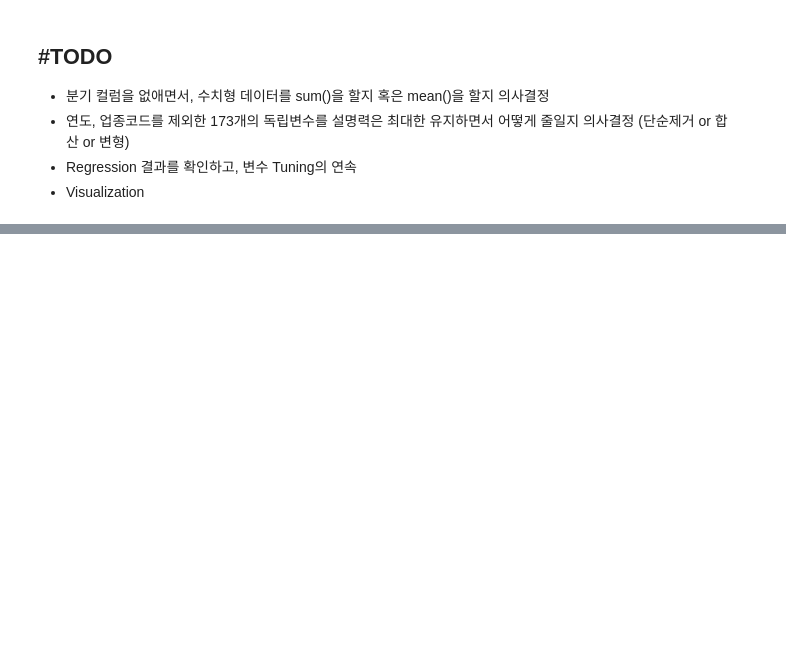
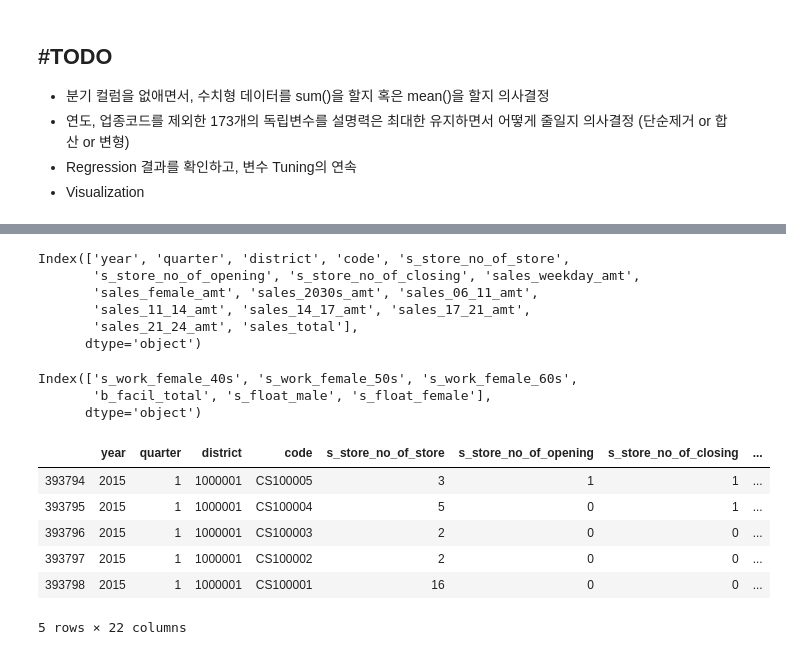
Before and after one commit to dayoungMM/Regression_project, a Jupyter notebook: 01_EDA.ipynb, the cells around one changed output, grey strips where cells are left out. Saved outputs shown, nothing was run; the diff lists cells and outputs as text; code cells hidden in the pictures; blank space fills up the shorter version.

```diff
--- a/01_EDA.ipynb
+++ b/01_EDA.ipynb
@@ -809,0 +857,7 @@ memory usage: 531.8+ MB
+# %%
+# 남성, 여성 컬럼만 골라내기
+s_work_male = s_work.columns[3:9]
+s_work_female = s_work.columns[9:]
+# %%
+s_work['s_work_male']=s_work[s_work_male].T.sum()
+s_work['s_work_female'] = s_work[s_work_female].T.sum()
@@ -809,0 +881,30 @@ memory usage: 531.8+ MB
+# %%
+#district 있는 df에 merge
+
+df_added=pd.merge(df_added,s_works,on=['year', 'quarter', 'district'] )
+# %%
+df_added.columns[:16]
+# %% [output]
+Index(['year', 'quarter', 'district', 'code', 's_store_no_of_store',
+       's_store_no_of_opening', 's_store_no_of_closing', 'sales_weekday_amt',
+       'sales_female_amt', 'sales_2030s_amt', 'sales_06_11_amt',
+       'sales_11_14_amt', 'sales_14_17_amt', 'sales_17_21_amt',
+       'sales_21_24_amt', 'sales_total'],
+      dtype='object')
+# %%
+df_added.columns[-11:-5]
+# %% [output]
+Index(['s_work_female_40s', 's_work_female_50s', 's_work_female_60s',
+       'b_facil_total', 's_float_male', 's_float_female'],
+      dtype='object')
+# %%
+df_result=pd.concat([df_added[df_added.columns[:16]],df_added[df_added.columns[-11:-5]]],axis=1)
+df_result.tail()
+# %% [output]
+|  | year | quarter | district | code | s_store_no_of_store | s_store_no_of_opening | s_store_no_of_closing | ... |
+| 393794 | 2015 | 1 | 1000001 | CS100005 | 3 | 1 | 1 | ... |
+| 393795 | 2015 | 1 | 1000001 | CS100004 | 5 | 0 | 1 | ... |
+| 393796 | 2015 | 1 | 1000001 | CS100003 | 2 | 0 | 0 | ... |
+| 393797 | 2015 | 1 | 1000001 | CS100002 | 2 | 0 | 0 | ... |
+| 393798 | 2015 | 1 | 1000001 | CS100001 | 16 | 0 | 0 | ... |
+5 rows × 22 columns
```
Also changed, not shown: parts of 22 cells of this notebook, 2 other files.
